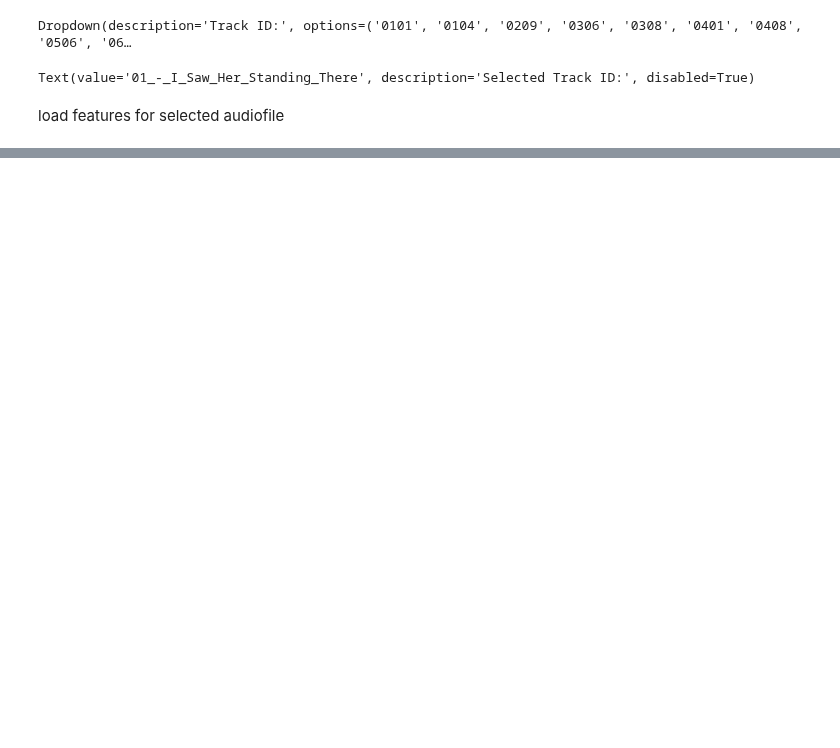
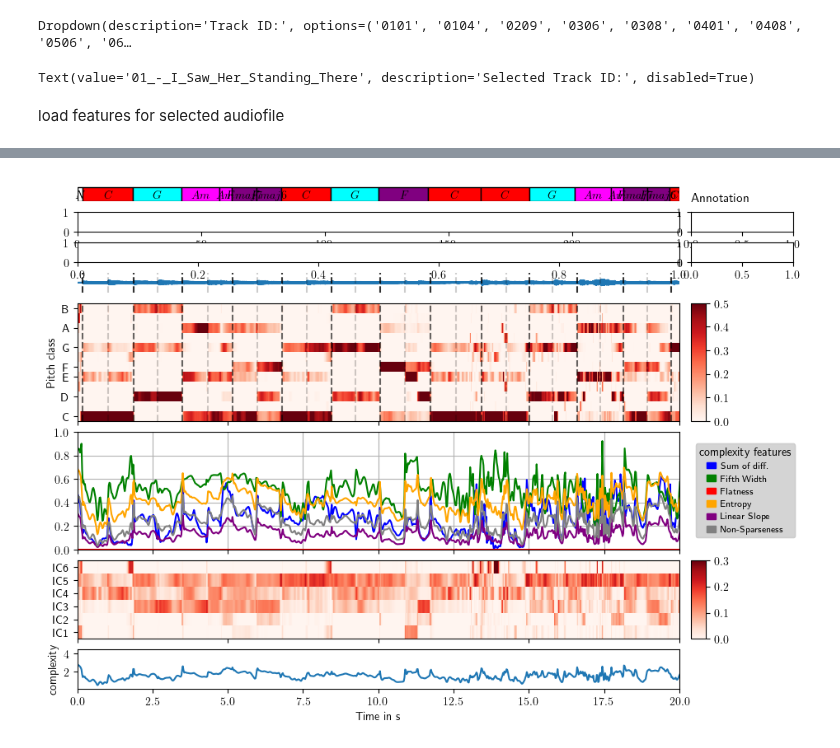
Before and after one commit to Maushax-jpg/chord-recognition, a Jupyter notebook: chord_recognition.ipynb, the cells around one changed output, grey strips where cells are left out. Cells and saved outputs as stored; diff of their text form; code cells hidden in the pictures; blank space fills up the shorter version.

```diff
--- a/chord_recognition.ipynb
+++ b/chord_recognition.ipynb
@@ -2,6 +2,7 @@
 import ipywidgets as widgets
 from IPython.display import display, clear_output, Audio
 import dataloader
+import madmom
 import numpy as np
 import matplotlib.pyplot as plt
 import matplotlib.patches as patches
@@ -9,10 +10,14 @@ from ipywidgets import interactive
 import circularPitchSpace as cps
 import matplotlib.gridspec as gridspec
 import features
-
+import librosa
+import utils
+import scipy
 %matplotlib inline
 
 dataset = None
+
+plt.rcParams['text.usetex'] = True
 
 def update_dropdown_id_options(*args):
     global dataset
@@ -257,0 +173,75 @@ Akkordanalyse
+# %%
+start = 0
+stop = 20
+
+# define gridspec and axes
+fig = plt.figure(figsize=(14*0.8, 10*0.8))
+gs = gridspec.GridSpec(8, 3,width_ratios=(40,1,5),height_ratios=(1,1,1,1,6,6,4,2), hspace=0.2,wspace=0.05)
+ax00 = fig.add_subplot(gs[0,0])
+ax01 = fig.add_subplot(gs[0,1:3])
+ax10 = fig.add_subplot(gs[1,0])
+ax11 = fig.add_subplot(gs[1,1:3])
+ax20 = fig.add_subplot(gs[2,0])
+ax21 = fig.add_subplot(gs[2,1:3])
+ax30 = fig.add_subplot(gs[3,0])
+
+ax40 = fig.add_subplot(gs[4,0])
+ax41 = fig.add_subplot(gs[4,1])
+ax50 = fig.add_subplot(gs[5,0])
+ax51 = fig.add_subplot(gs[5,1:3])
+ax60 = fig.add_subplot(gs[6,0])
+ax61 = fig.add_subplot(gs[6,1])
+ax70 = fig.add_subplot(gs[7,0])
+
+utils.plotChordAnnotations(ax00,target,time_interval=(start,stop))
+ax10.set_xlim(time_vector[0],time_vector[-1])
+ax01.text(0,0,"Annotation",fontsize=11)
+ax01.set_axis_off()
+
+# utils.plotChordAnnotations(ax10,estimation_cps,time_interval=(start,stop))
+# ax10.set_xlim(time_vector[0],time_vector[-1])
+# ax11.text(0,0,"CPS",fontsize=11)
+# ax11.set_axis_off()
+
+# utils.plotChordAnnotations(ax20,estimation_templates,time_interval=(start,stop))
+# ax20.set_xlim(time_vector[0],time_vector[-1])
+# ax21.text(0,0,"Templates",fontsize=11)
+# ax21.set_axis_off()
+
+utils.plotAudioWaveform(ax30,y,time_interval=(start,time_vector[-1]),beats=beats,downbeats=True)
+ax30.set_xlim(start,stop)
+ax30.set_axis_off()
+
+img = utils.plotChromagram(ax40, time_vector_crp, crp_chroma,beats=beats,downbeats=True)
+ax40.set_xlabel("")
+ax40.set_xlim(start,stop)
+ax40.set_xticklabels([])
+fig.colorbar(img,cax=ax41,cmap="Reds")
+
+# features
+colors = ["blue", "green", "red", "orange", "purple", "grey", "black"]
+for i,feature in enumerate(complexity_features):
+    ax50.plot(time_vector_crp, feature,color=colors[i])
+ax50.set_xlim(start,stop)
+ax50.set_xticklabels([])
+ax50.set_ylim(0,1)
+ax50.grid(True)
+#create legend
+labels = ['Sum of diff.',"Fifth Width","Flatness","Entropy","Linear Slope","Non-Sparseness"]
+legend_handles = [patches.Patch(color=color) for color in colors]
+legend = ax51.legend(legend_handles, labels, loc='center left', bbox_to_anchor=(0, 0.5), title='complexity features', handlelength=1, handletextpad=0.5, fontsize=8, title_fontsize=10, facecolor='lightgray', framealpha=0.8)
+ax51.add_artist(legend)
+ax51.set_axis_off()
+
+img = librosa.display.specshow(intervals.T,x_coords=time_vector_crp.T,x_axis='time', cmap="Reds", ax=ax60, vmin=0, vmax=0.3)
+ax60.set_yticks(np.arange(6))
+ax60.set_yticklabels(["IC1","IC2","IC3","IC4","IC5","IC6"]);
+ax60.set_xlim(start,stop)
+ax60.set_xticklabels([])
+fig.colorbar(img,cax=ax61,cmap="Reds")
+
+ax70.plot(time_vector_crp,np.sum(np.array(complexity_features),axis=0))
+ax70.set_ylabel("complexity")
+ax70.set_xlim(start,stop);
+ax70.set_xlabel("Time in s")
+# %% [output]
@@ -257,0 +249 @@ Akkordanalyse
+[figure, added]
```
Also changed, not shown: parts of 12 cells of this notebook, 14 other files.
